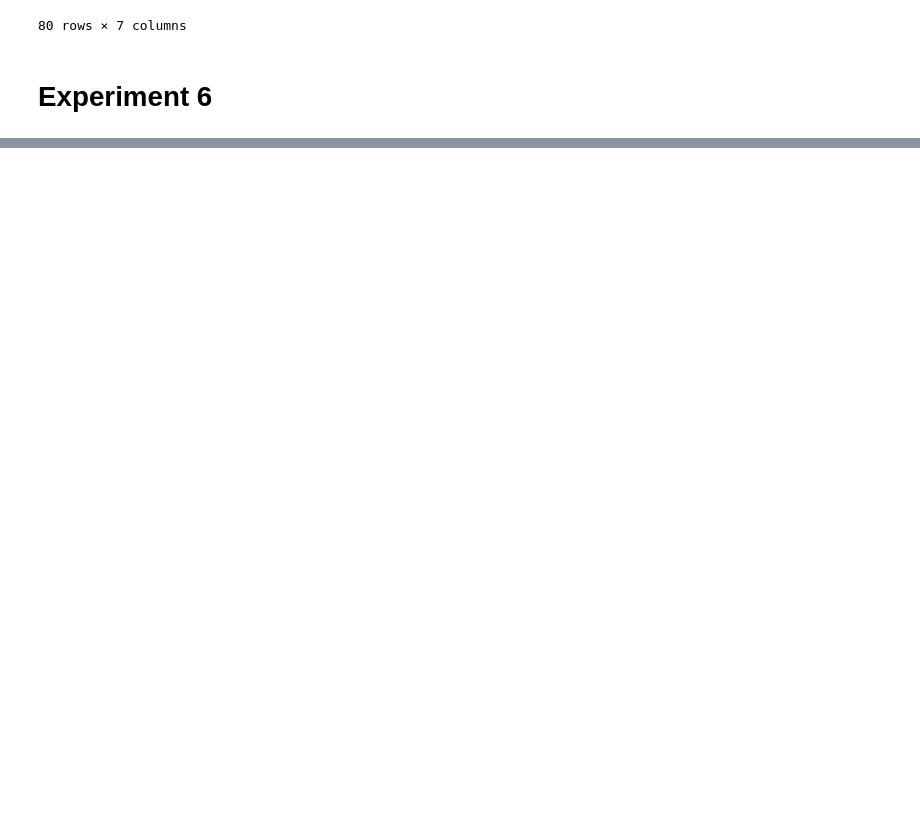
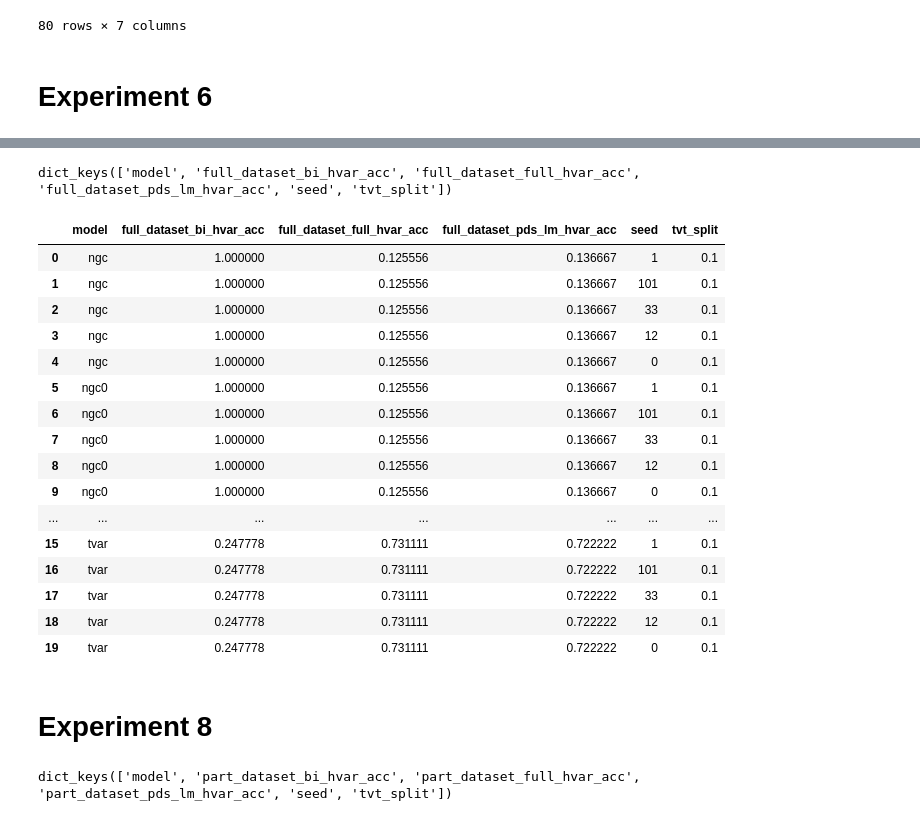
Before and after one commit to brunojerkovic/MasterThesis-1, a Jupyter notebook: ExtractJsonToCsv.ipynb, the cells around one changed output, grey strips where cells are left out. Cells and saved outputs as stored; diff of their text form; code cells hidden in the pictures; blank space fills up the shorter version.

```diff
--- a/ExtractJsonToCsv.ipynb
+++ b/ExtractJsonToCsv.ipynb
@@ -375,0 +390,41 @@ df
+# %%
+# Get data
+experiment = '7'
+
+attrs = [
+    ('experiment_config', 'model'),
+    ('model_results', 'accuracy'),
+    ('experiment_config', 'seed'),
+    ('experiment_config', 'tvt_split')
+]
+
+results = get_results(experiment, attrs)
+results.keys()
+# %% [output]
+dict_keys(['model', 'full_dataset_bi_hvar_acc', 'full_dataset_full_hvar_acc', 'full_dataset_pds_lm_hvar_acc', 'seed', 'tvt_split'])
+# %%
+df = pd.DataFrame(data=results)
+if save_loaded_results:
+    df.to_csv(f'results/{experiment}/processed_data_{experiment}.csv')
+    df = pd.read_csv(f'results/{experiment}/processed_data_{experiment}.csv', index_col='Unnamed: 0')
+df
+# %% [output]
+|  | model | full_dataset_bi_hvar_acc | full_dataset_full_hvar_acc | full_dataset_pds_lm_hvar_acc | seed | tvt_split |
+| 0 | ngc | 1.000000 | 0.125556 | 0.136667 | 1 | 0.1 |
+| 1 | ngc | 1.000000 | 0.125556 | 0.136667 | 101 | 0.1 |
+| 2 | ngc | 1.000000 | 0.125556 | 0.136667 | 33 | 0.1 |
+| 3 | ngc | 1.000000 | 0.125556 | 0.136667 | 12 | 0.1 |
+| 4 | ngc | 1.000000 | 0.125556 | 0.136667 | 0 | 0.1 |
+| 5 | ngc0 | 1.000000 | 0.125556 | 0.136667 | 1 | 0.1 |
+| 6 | ngc0 | 1.000000 | 0.125556 | 0.136667 | 101 | 0.1 |
+| 7 | ngc0 | 1.000000 | 0.125556 | 0.136667 | 33 | 0.1 |
+| 8 | ngc0 | 1.000000 | 0.125556 | 0.136667 | 12 | 0.1 |
+| 9 | ngc0 | 1.000000 | 0.125556 | 0.136667 | 0 | 0.1 |
+| ... | ... | ... | ... | ... | ... | ... |
+| 15 | tvar | 0.247778 | 0.731111 | 0.722222 | 1 | 0.1 |
+| 16 | tvar | 0.247778 | 0.731111 | 0.722222 | 101 | 0.1 |
+| 17 | tvar | 0.247778 | 0.731111 | 0.722222 | 33 | 0.1 |
+| 18 | tvar | 0.247778 | 0.731111 | 0.722222 | 12 | 0.1 |
+| 19 | tvar | 0.247778 | 0.731111 | 0.722222 | 0 | 0.1 |
+# %% [markdown]
+# Experiment 8
@@ -375,0 +435,15 @@ df
+# %%
+# Get data
+experiment = '8'
+
+attrs = [
+    ('experiment_config', 'model'),
+    ('model_results', 'accuracy'),
+    ('experiment_config', 'seed'),
+    ('experiment_config', 'tvt_split')
+]
+
+results = get_results(experiment, attrs)
+results.keys()
+# %% [output]
+dict_keys(['model', 'part_dataset_bi_hvar_acc', 'part_dataset_full_hvar_acc', 'part_dataset_pds_lm_hvar_acc', 'seed', 'tvt_split'])
```
Also changed, not shown: parts of 18 cells of this notebook, 8 other files.
